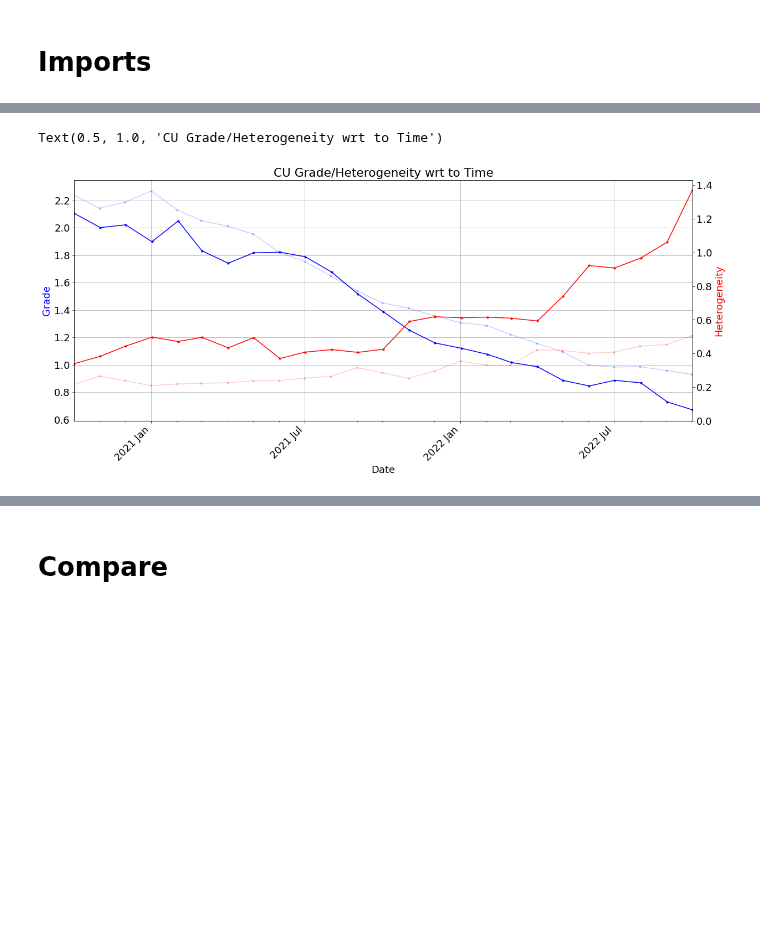
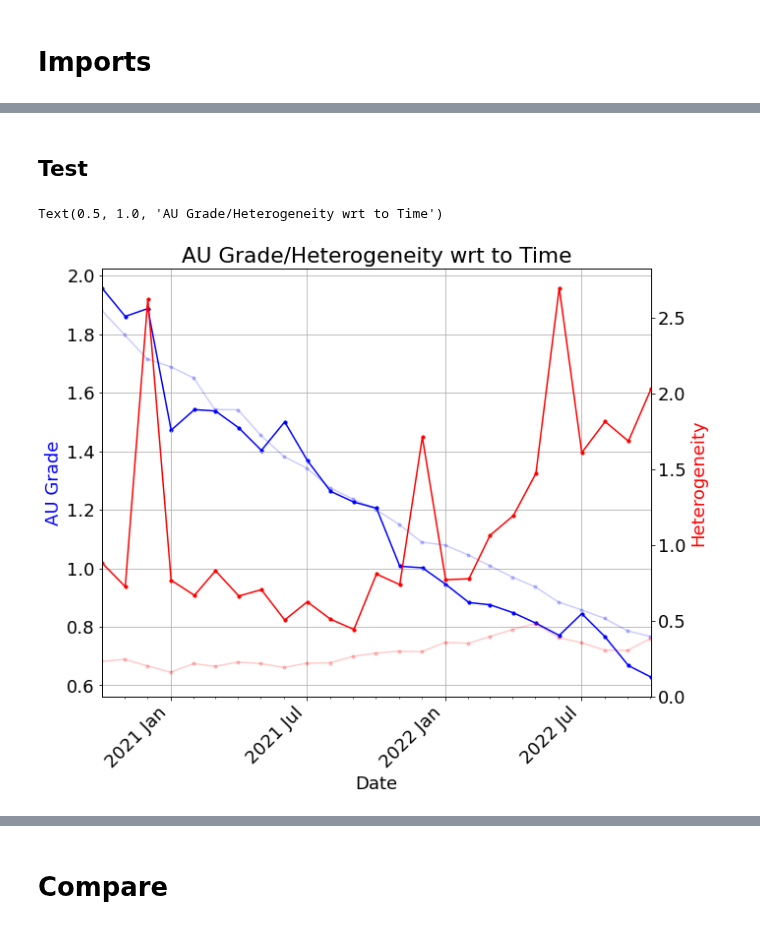
Before and after one commit to jouytrew/masters_pfti, a Jupyter notebook: notebooks/pcbc_vs_dp_wrt_time.ipynb, the cells around one changed output, grey strips where cells are left out. Cells and saved outputs as stored; diff of their text form; code cells hidden in the pictures; blank space fills up the shorter version.

Commit message:
Cleaned up code in pcbc_vs_dp_wrt_time. Saving graphs and generating derived scatter plot.

```diff
--- a/notebooks/pcbc_vs_dp_wrt_time.ipynb
+++ b/notebooks/pcbc_vs_dp_wrt_time.ipynb
@@ -11,6 +11,7 @@ from dateutil import rrule
 import matplotlib.pyplot as plt
 import matplotlib.colors as colors
 import matplotlib.ticker as mtick
+import matplotlib.dates as mdates
 
 from mpl_toolkits import mplot3d
 
@@ -20,7 +21,7 @@ from hetanalysis import HetAnalysis
 from clean import DrawPointAssayCleaner, PCBCCleaner
 import plotter
 
-output_dir = "../outputs/pcbc_vs_dp_wrt_time.ipynb/"
+output_dir = "../outputs/pcbc_vs_dp_wrt_time/"
 SAVE = True
 
 plt.rcParams.update(
@@ -38,7 +59,3 @@ def filter_by_date(df, date):
 # %%
 pcbc_df = PCBCCleaner.get_processed_data()
 dp_df = DrawPointAssayCleaner.get_processed_data()
-# %%
-pcbc_d = datetime(2021, 12, 1)
-pcbc_d = pcbc_d + relativedelta(months=1)
-pcbc_d
@@ -95,0 +64,8 @@ dp_groups = group_by_month(dp_df)
+# %%
+elements = [
+    'CU',
+    'AU'
+]
+
+pcbc_groups = group_by_month(pcbc_df, elements)
+dp_groups = group_by_month(dp_df, elements)
@@ -96,20 +141,23 @@ dp_groups = group_by_month(dp_df)
+# %% [markdown]
+## Test
 # %%
+element = 'AU'
+
 pcbc_d, pcbc_h, pcbc_g = [], [], []
 for date, group in pcbc_groups.items():
     pcbc_d.append(date)
-    pcbc_h.append(group['CU'].get_heterogeneity())
-    pcbc_g.append(group['CU'].get_grade())
+    pcbc_h.append(group[element].get_heterogeneity())
+    pcbc_g.append(group[element].get_grade())
+
 
 dp_d, dp_h, dp_g = [], [], []
 for date, group in dp_groups.items():
     dp_d.append(date)
-    dp_h.append(group['CU'].get_heterogeneity())
-    dp_g.append(group['CU'].get_grade())
+    dp_h.append(group[element].get_heterogeneity())
+    dp_g.append(group[element].get_grade())
 # %%
-import matplotlib.dates as mdates
-
 fig = plt.figure()
-fig.set_size_inches(20, 8)
+fig.set_size_inches(10, 8)
 
 ax = fig.add_subplot()
 sec_ax = ax.twinx()
@@ -120,34 +168,34 @@ sec_ax.scatter(pcbc_d, pcbc_h, alpha=0.2, c='red', s=10)
 sec_ax.plot(dp_d, dp_h, alpha=1, c='red', ls='-')
 sec_ax.scatter(dp_d, dp_h, c='red', s=10)
 
 sec_ax.set_ylim(0)
 sec_ax.set_ylabel('Heterogeneity', c='red')
 
 ax.set_xlim(min(dp_d), max(dp_d))
 ax.xaxis.set_major_locator(mdates.MonthLocator(bymonth=(1, 7)))
 ax.xaxis.set_minor_locator(mdates.MonthLocator())
 ax.xaxis.set_major_formatter(mdates.DateFormatter('%Y %b'))
 
 #ax.xaxis.set_label_coords(0, 0)
 
 for label in ax.get_xticklabels(which='major'):
     label.set(rotation=45, horizontalalignment='right')
 
 ax.set_xlabel('Date')
 
 ax.plot(pcbc_d, pcbc_g, alpha=0.2, c='blue', ls='-')
 ax.scatter(pcbc_d, pcbc_g, alpha=0.2, c='blue', s=10)
 
 ax.plot(dp_d, dp_g, alpha=1, c='blue', ls='-')
 ax.scatter(dp_d, dp_g, c='blue', s=10)
 
 # sec_ax.plot(w, ig['CU'], alpha=0.2, c='black', ls='--')
 # sec_ax.scatter(w, ig['CU'], c='black', s=3)
 
-ax.set_ylabel('Grade', c='blue')
+ax.set_ylabel(f'{element} Grade', c='blue')
 ax.grid()
 
-ax.set_title(f'CU Grade/Heterogeneity wrt to Time')  # TODO: Change CU to element
+ax.set_title(f'{element} Grade/Heterogeneity wrt to Time')
 # %% [output]
-Text(0.5, 1.0, 'CU Grade/Heterogeneity wrt to Time')
+Text(0.5, 1.0, 'AU Grade/Heterogeneity wrt to Time')
-[figure, old version]
+[figure, new version]
```
Also changed, not shown: parts of 12 cells of this notebook, 3 other files.
